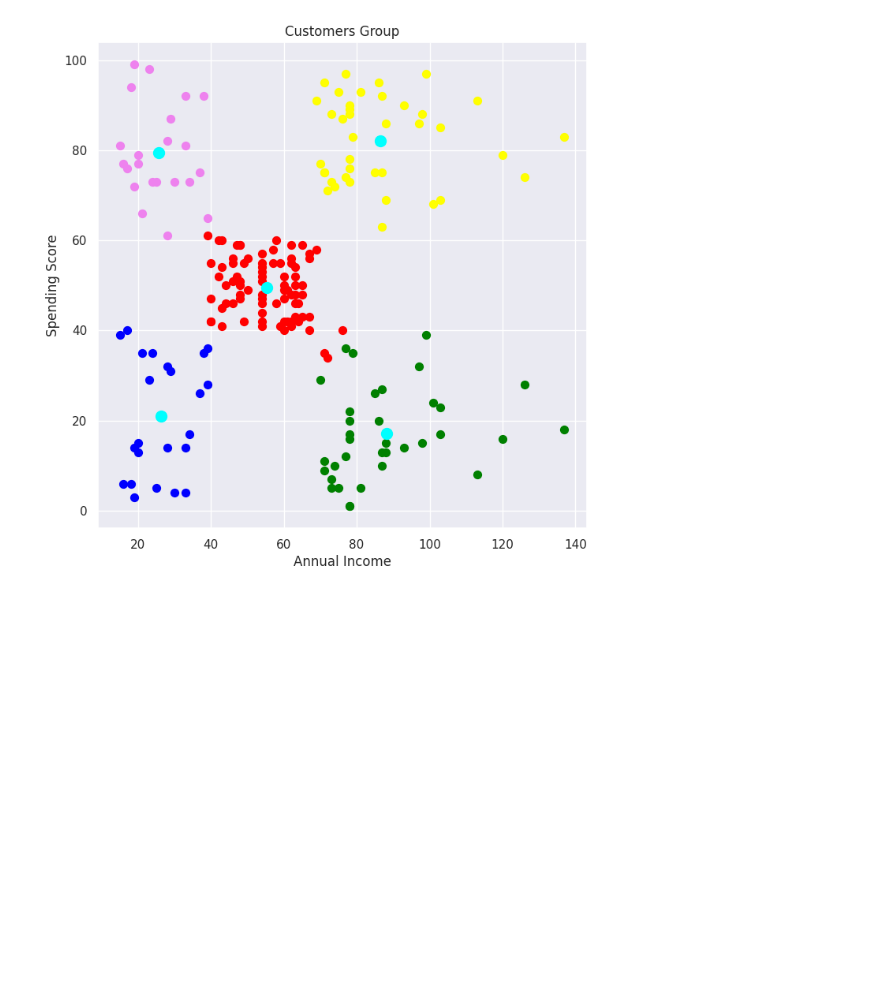
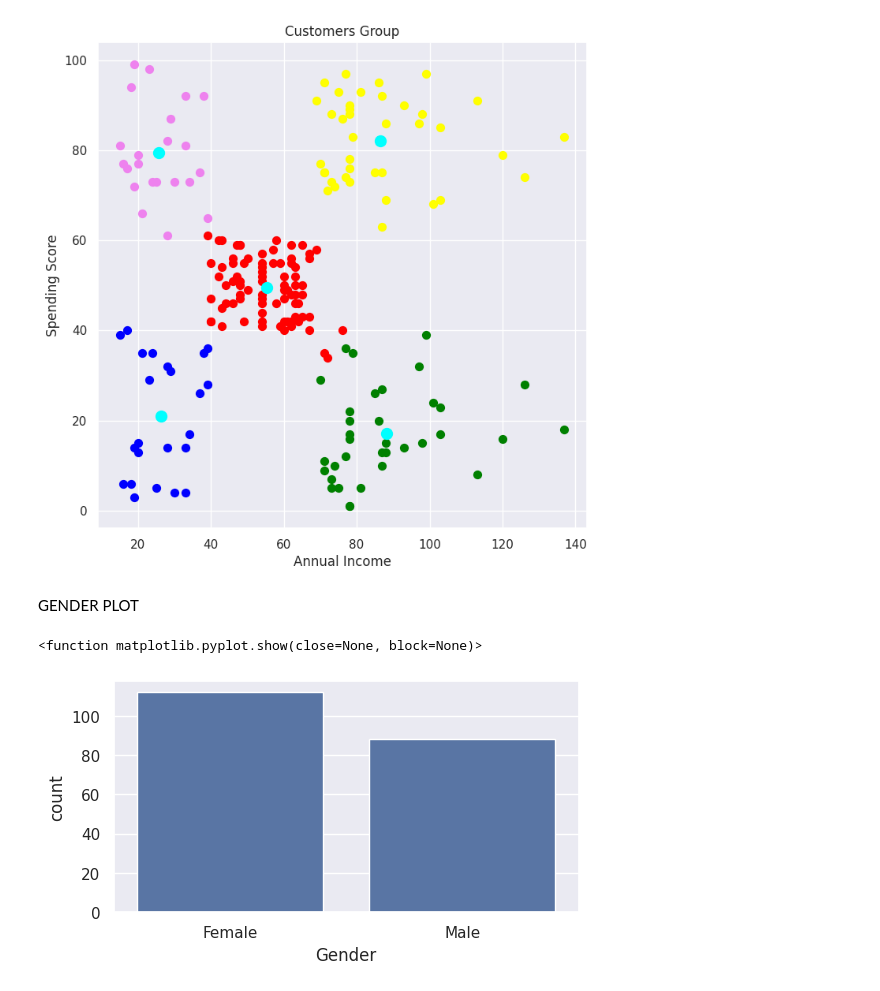
Before and after one commit to Lalitha601/Customer-segmentation-using-K-Means-clustering, a Jupyter notebook: Customer_Segmentation_using_KMeans.ipynb, the cells around one changed output. Drawn from its saved outputs; the diff is of its cells as text; code cells hidden in the pictures; blank space fills up the shorter version.

```diff
--- a/Customer_Segmentation_using_KMeans.ipynb
+++ b/Customer_Segmentation_using_KMeans.ipynb
@@ -139,3 +139,15 @@ visualizing all the clusters
  plt.show()
 # %% [output]
 [figure]
+# %% [markdown]
+GENDER PLOT
+# %%
+genders=customer_data.Gender.value_counts()
+plt.figure(figsize=(6,3))
+sns.barplot(x=genders.index,y=genders.values)
+plt.xlabel('Gender')
+plt.ylabel('count')
+plt.show
+# %% [output]
+<function matplotlib.pyplot.show(close=None, block=None)>
+[figure, added]
```
Also changed, not shown: parts of 4 cells of this notebook.
